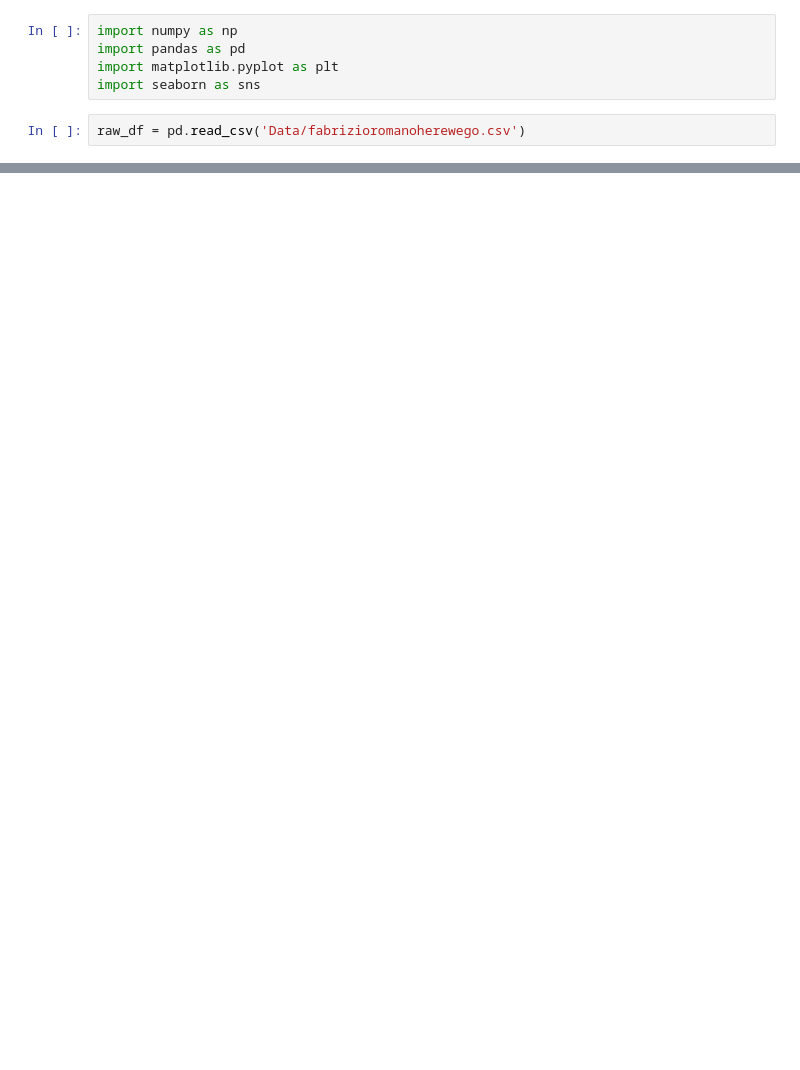
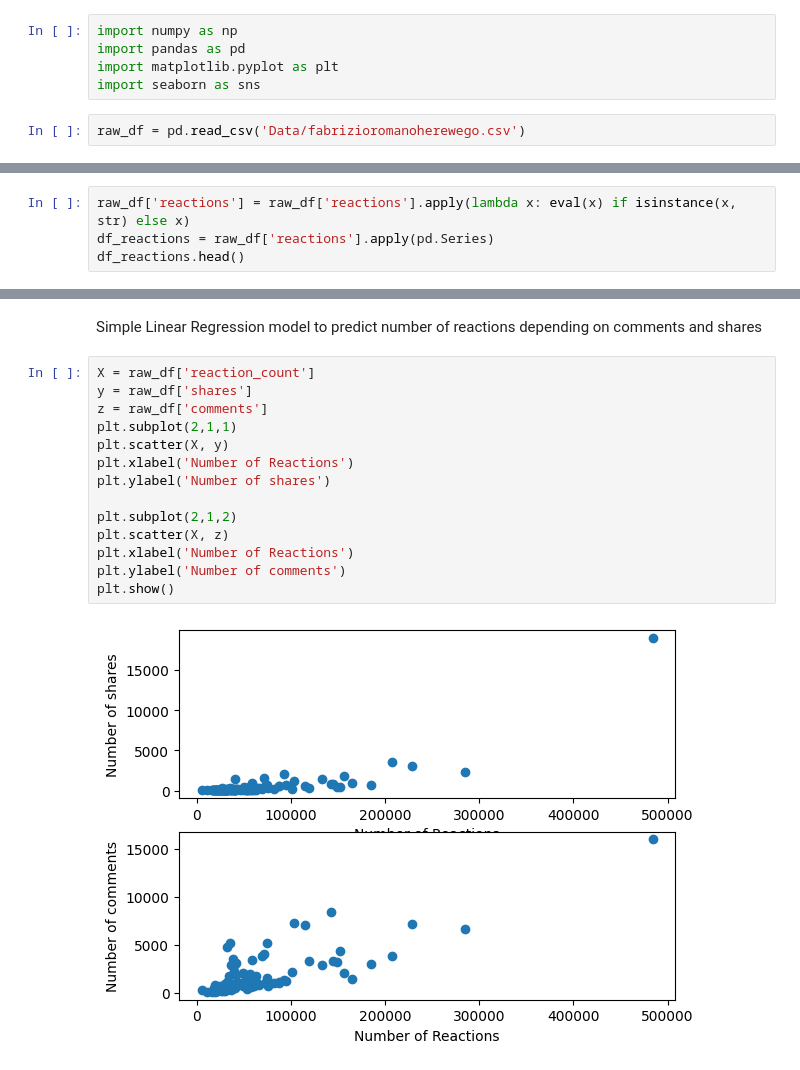
Before and after one commit to phulocnguyen/Facebook-Data-Analysis, a Jupyter notebook: Data Analysis.ipynb, the cells around one changed output, grey strips where cells are left out. Saved outputs shown, nothing was run; the diff lists cells and outputs as text; blank space fills up the shorter version.

```diff
--- a/Data Analysis.ipynb
+++ b/Data Analysis.ipynb
@@ -80,0 +169,4 @@ plt.show()
+# %%
+raw_df['reactions'] = raw_df['reactions'].apply(lambda x: eval(x) if isinstance(x, str) else x)
+df_reactions = raw_df['reactions'].apply(pd.Series)
+df_reactions.head()
@@ -80,0 +223,18 @@ plt.show()
+# %% [markdown]
+Simple Linear Regression model to predict number of reactions depending on comments and shares
+# %%
+X = raw_df['reaction_count']
+y = raw_df['shares']
+z = raw_df['comments']
+plt.subplot(2,1,1)
+plt.scatter(X, y)
+plt.xlabel('Number of Reactions')
+plt.ylabel('Number of shares')
+
+plt.subplot(2,1,2)
+plt.scatter(X, z)
+plt.xlabel('Number of Reactions')
+plt.ylabel('Number of comments')
+plt.show()
+# %% [output]
+[figure, added]
```
Also changed, not shown: parts of 27 cells of this notebook, 2 other files.
